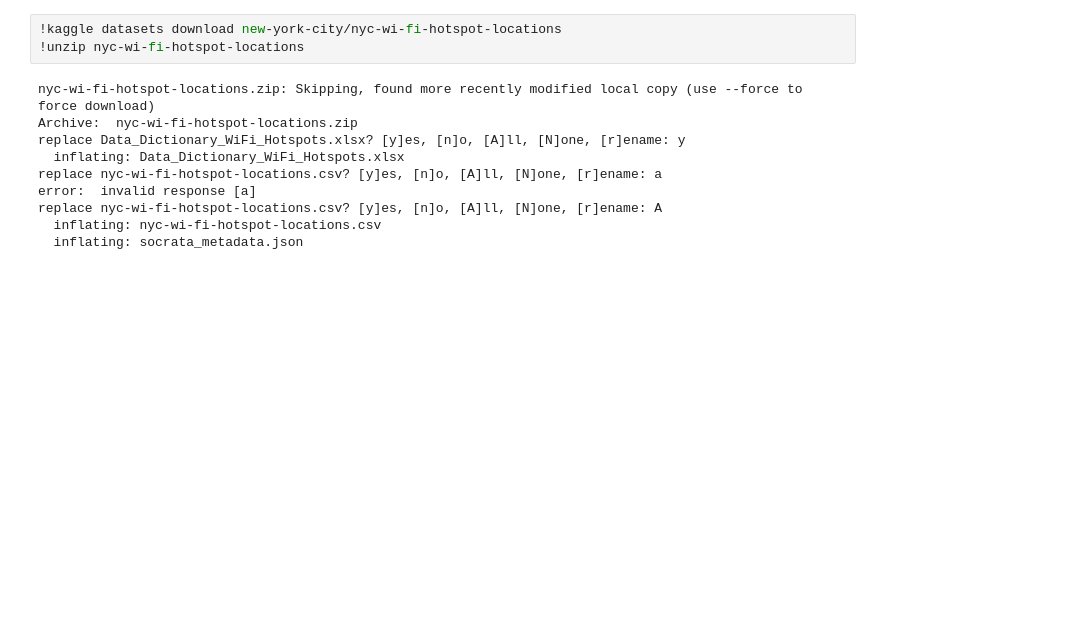
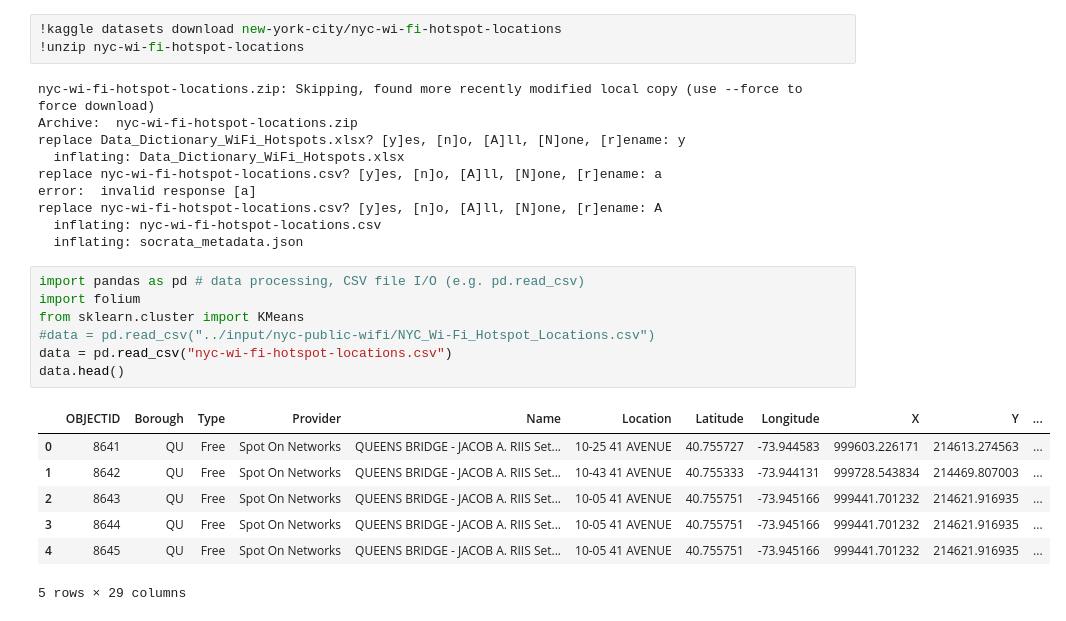
Before and after one commit to ECE4805-Jump-Crypto/Helium-LoRaWAN, a Jupyter notebook: NYC_hotspot.ipynb, the cells around one changed output. Cells and saved outputs as stored; diff of their text form; blank space fills up the shorter version.

```diff
--- a/NYC_hotspot.ipynb
+++ b/NYC_hotspot.ipynb
@@ -29,3 +29,18 @@ error:  invalid response [a]
 replace nyc-wi-fi-hotspot-locations.csv? [y]es, [n]o, [A]ll, [N]one, [r]ename: A
   inflating: nyc-wi-fi-hotspot-locations.csv
   inflating: socrata_metadata.json
+# %%
+import pandas as pd # data processing, CSV file I/O (e.g. pd.read_csv)
+import folium
+from sklearn.cluster import KMeans
+#data = pd.read_csv("../input/nyc-public-wifi/NYC_Wi-Fi_Hotspot_Locations.csv")
+data = pd.read_csv("nyc-wi-fi-hotspot-locations.csv")
+data.head()
+# %% [output]
+|  | OBJECTID | Borough | Type | Provider | Name | Location | Latitude | Longitude | X | Y | ... |
+| 0 | 8641 | QU | Free | Spot On Networks | QUEENS BRIDGE - JACOB A. RIIS Set... | 10-25 41 AVENUE | 40.755727 | -73.944583 | 999603.226171 | 214613.274563 | ... |
+| 1 | 8642 | QU | Free | Spot On Networks | QUEENS BRIDGE - JACOB A. RIIS Set... | 10-43 41 AVENUE | 40.755333 | -73.944131 | 999728.543834 | 214469.807003 | ... |
+| 2 | 8643 | QU | Free | Spot On Networks | QUEENS BRIDGE - JACOB A. RIIS Set... | 10-05 41 AVENUE | 40.755751 | -73.945166 | 999441.701232 | 214621.916935 | ... |
+| 3 | 8644 | QU | Free | Spot On Networks | QUEENS BRIDGE - JACOB A. RIIS Set... | 10-05 41 AVENUE | 40.755751 | -73.945166 | 999441.701232 | 214621.916935 | ... |
+| 4 | 8645 | QU | Free | Spot On Networks | QUEENS BRIDGE - JACOB A. RIIS Set... | 10-05 41 AVENUE | 40.755751 | -73.945166 | 999441.701232 | 214621.916935 | ... |
+5 rows × 29 columns
```
Also changed, not shown: parts of 1 cell of this notebook.
